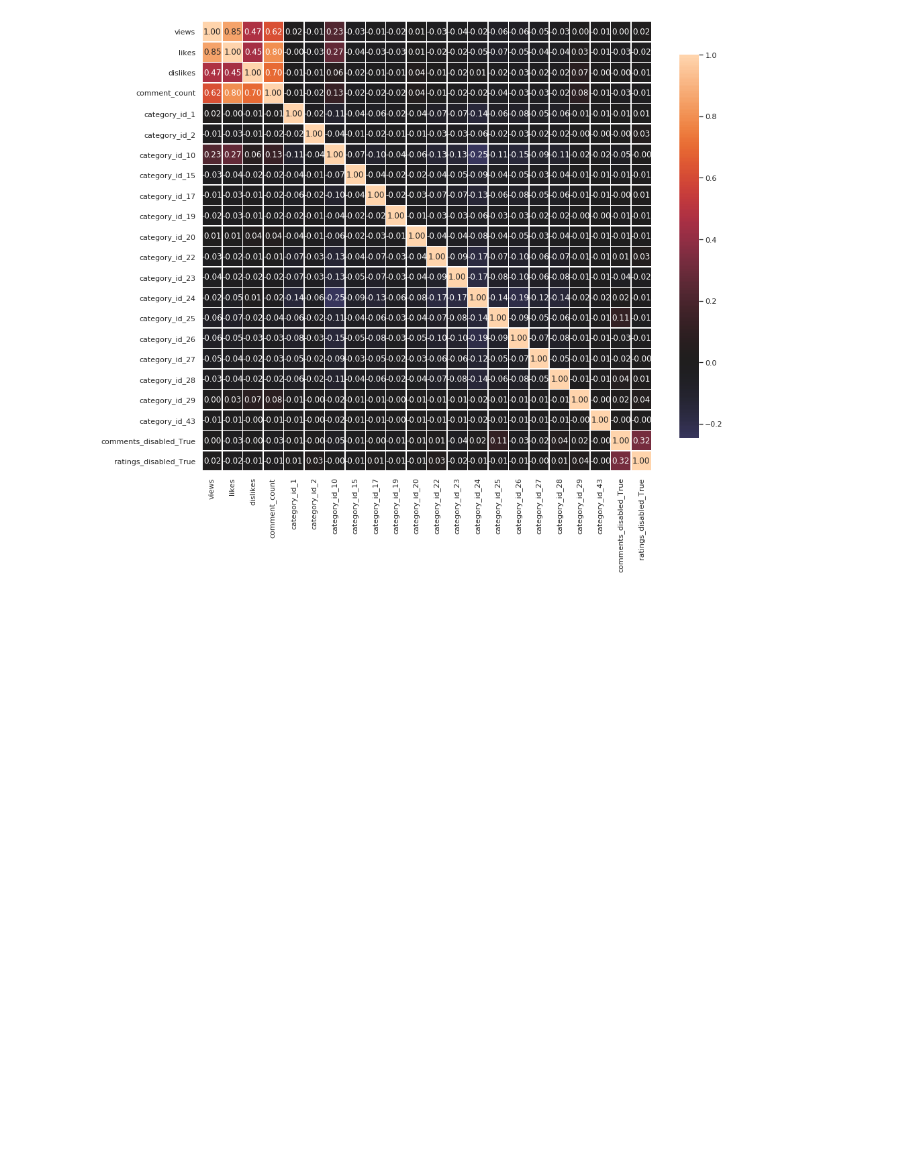
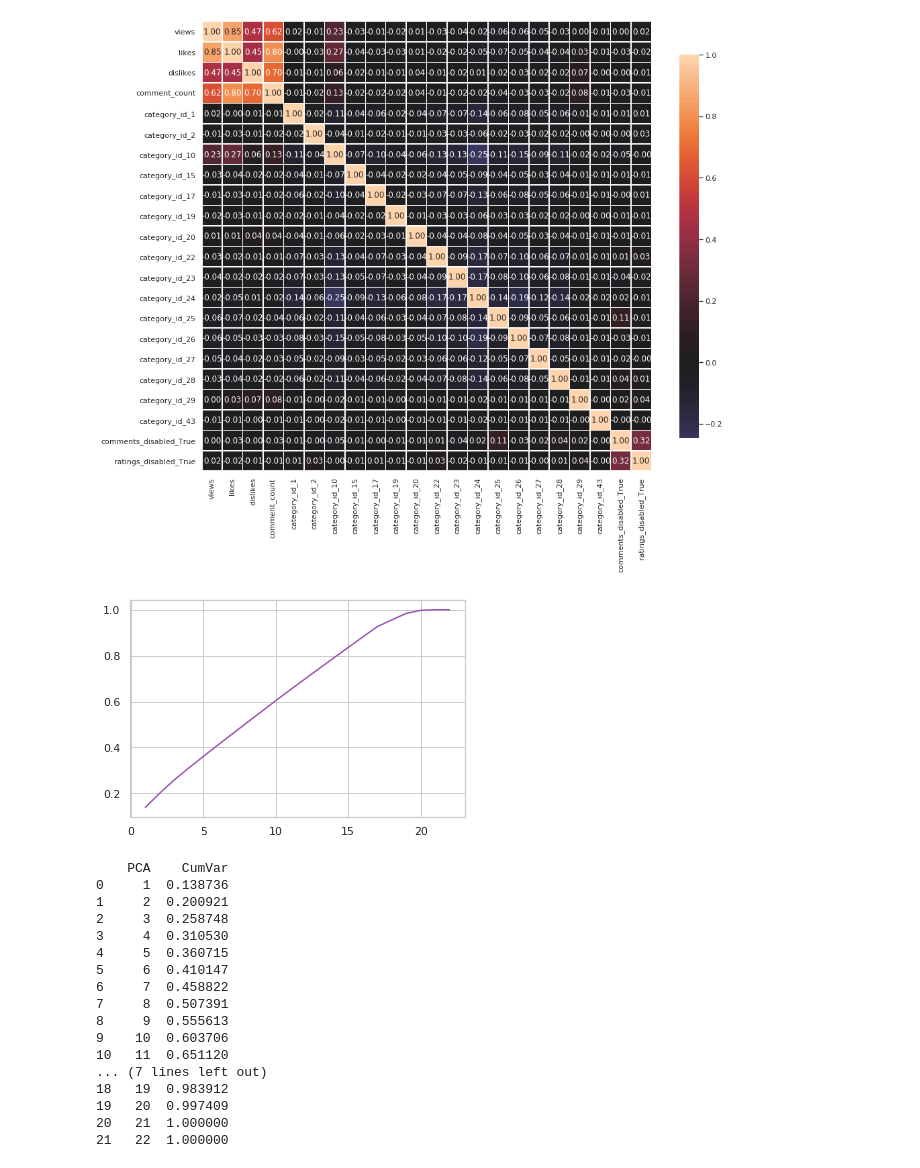
Before and after one commit to suchy1713/ML-Learning, a Jupyter notebook: utils/analytica.ipynb, the cells around one changed output. Cells and saved outputs as stored; diff of their text form; code cells hidden in the pictures; blank space fills up the shorter version.

```diff
--- a/utils/analytica.ipynb
+++ b/utils/analytica.ipynb
@@ -392,7 +417,7 @@ count   40949.000000    40949.000000    40949.000000    40949.000000
 75%                 0.000000
 max                 1.000000
 # %%
-df = scale(df)
+df = standardize(df)
 summary(df)
 # %% [output]
               views         likes      dislikes  comment_count  category_id_1  \
@@ -416,3 +441,26 @@ max                 1.000000
 correlation_matrix(df, figsize=(15,15))
 # %% [output]
 [figure]
+# %%
+pca_result, var, comp = pca(df)
+print(var)
+#print(comp)
+# %% [output]
+[figure, added]
+    PCA    CumVar
+0     1  0.138736
+1     2  0.200921
+2     3  0.258748
+3     4  0.310530
+4     5  0.360715
+5     6  0.410147
+6     7  0.458822
+7     8  0.507391
+8     9  0.555613
+9    10  0.603706
+10   11  0.651120
+... (7 lines left out)
+18   19  0.983912
+19   20  0.997409
+20   21  1.000000
+21   22  1.000000
```
Also changed, not shown: parts of 7 cells of this notebook.
